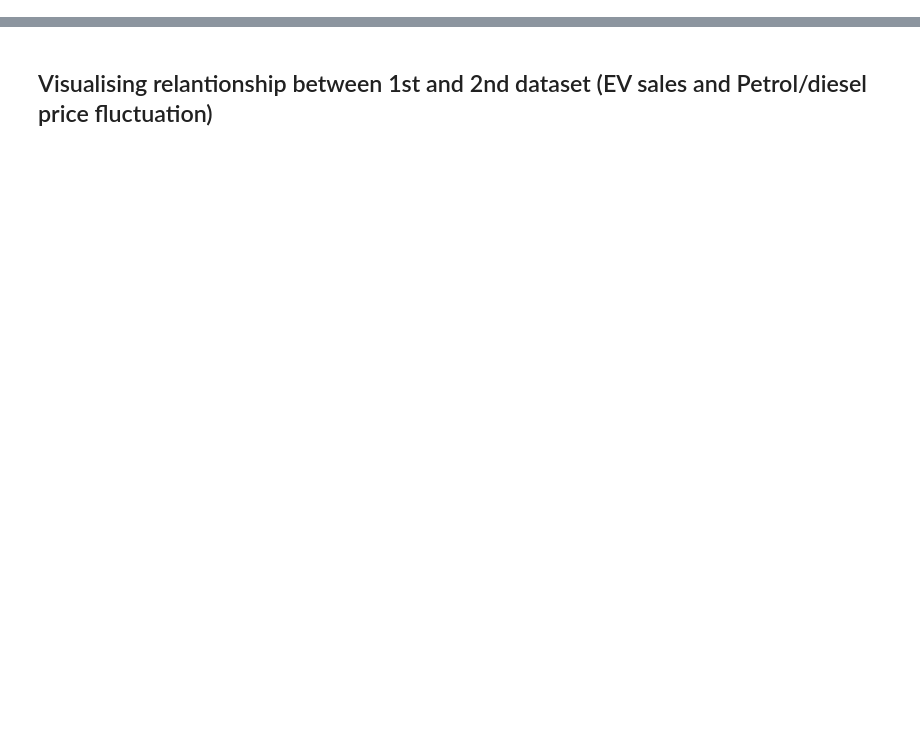
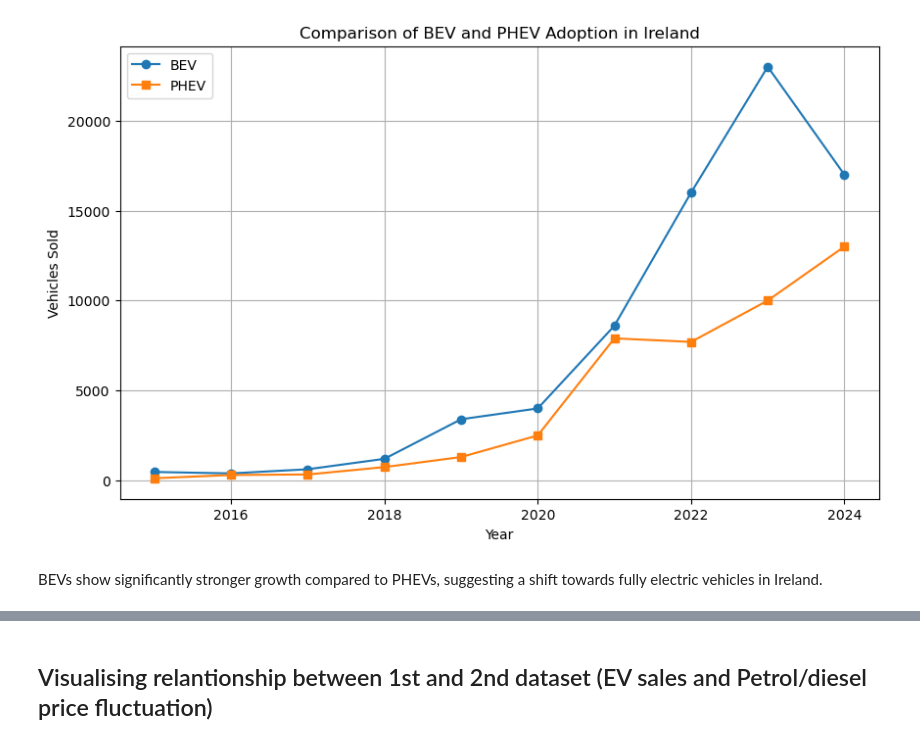
Before and after one commit to Guilherme2022448/Final-Project, a Jupyter notebook: ev_adoption_analysis.ipynb, the cells around one changed output, grey strips where cells are left out. Drawn from its saved outputs; the diff is of its cells as text; code cells hidden in the pictures; blank space fills up the shorter version.

```diff
--- a/ev_adoption_analysis.ipynb
+++ b/ev_adoption_analysis.ipynb
@@ -422,0 +192,19 @@ ireland_ev.head()
+# %%
+# Compare BEV vs PHEV adoption over time
+plt.figure(figsize=(10,6))
+
+plt.plot(bev['year'], bev['value'], marker='o', label='BEV')
+plt.plot(phev['year'], phev['value'], marker='s', label='PHEV')
+
+plt.title('Comparison of BEV and PHEV Adoption in Ireland')
+plt.xlabel('Year')
+plt.ylabel('Vehicles Sold')
+
+plt.legend()
+plt.grid()
+plt.show()
+# %% [output]
+[figure, added]
+# %% [markdown]
+BEVs show significantly stronger growth compared to PHEVs,
+suggesting a shift towards fully electric vehicles in Ireland.
```
Also changed, not shown: parts of 115 cells of this notebook.
